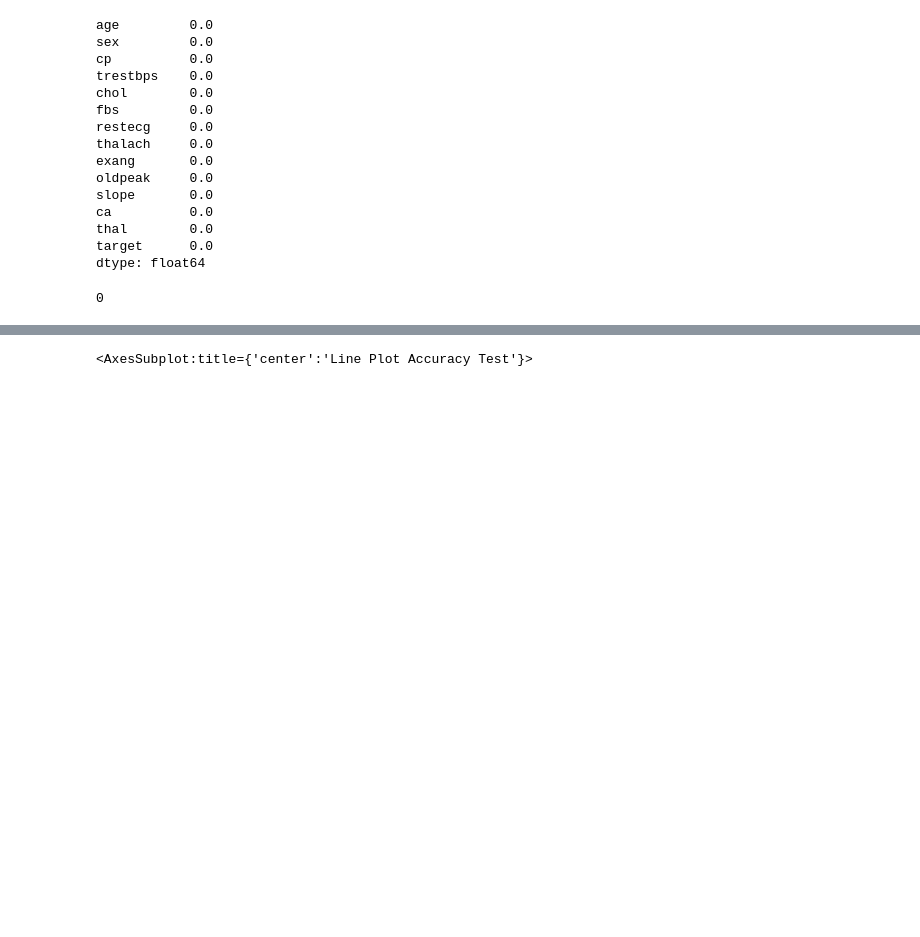
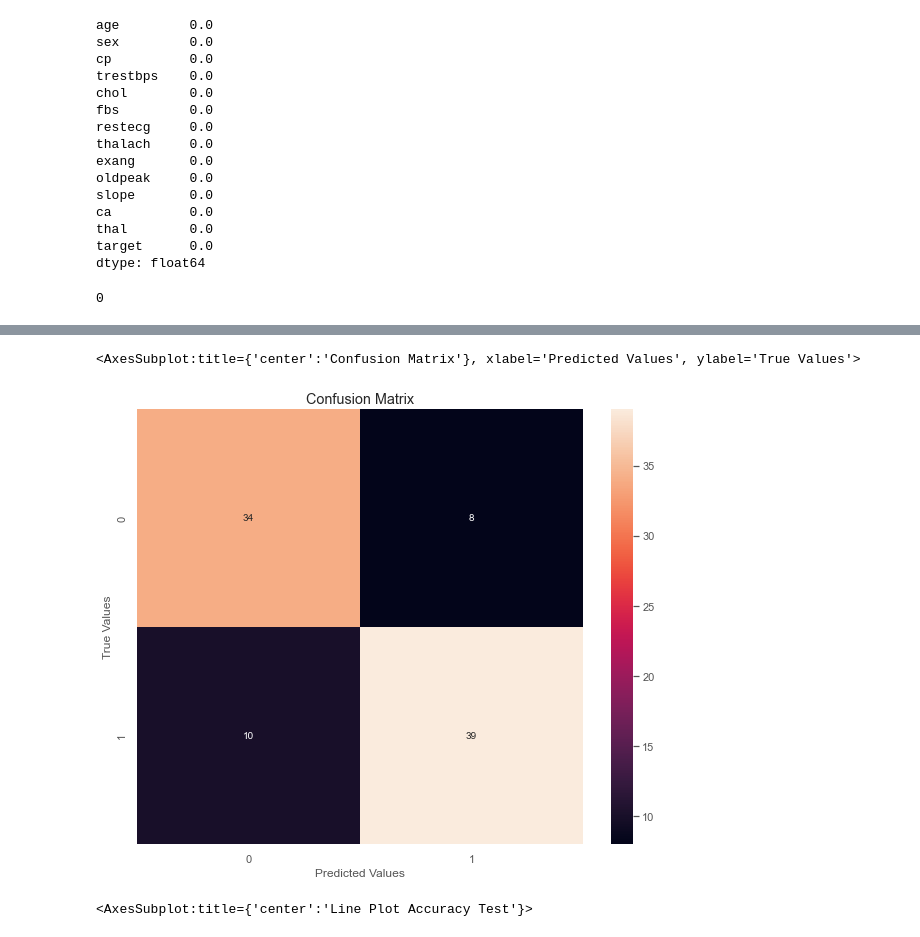
Before and after one commit to Omuk/Reborn, a Jupyter notebook: Data Practice/Practice_Field.ipynb, the cells around one changed output, grey strips where cells are left out. Drawn from its saved outputs; the diff is of its cells as text; code cells hidden in the pictures; blank space fills up the shorter version.

```diff
--- a/Data Practice/Practice_Field.ipynb
+++ b/Data Practice/Practice_Field.ipynb
@@ -87,3 +127,23 @@ x_train,x_test,y_train,y_test = train_test_split(x,y,random_state=42,test_size=0
+# %%
+conma_dics = {
+    'y_true':y_true,
+    'y_pred':y_pred
+}
+
+conma_col = pd.DataFrame(
+    conma_dics, columns=['y_true','y_pred']
+)
+
+f,ax = plt.subplots(figsize=(10,8))
+
+ax.set_title('Confusion Matrix')
+
+confusion_matrix = pd.crosstab(conma_col['y_true'], conma_col['y_pred'], rownames=['True Values'], colnames=['Predicted Values'])
+
+sns.heatmap(confusion_matrix,annot=True)
+# %% [output]
+<AxesSubplot:title={'center':'Confusion Matrix'}, xlabel='Predicted Values', ylabel='True Values'>
+[figure, added]
 # %%
 accuracies = []
 
```
Also changed, not shown: parts of 3 cells of this notebook.
